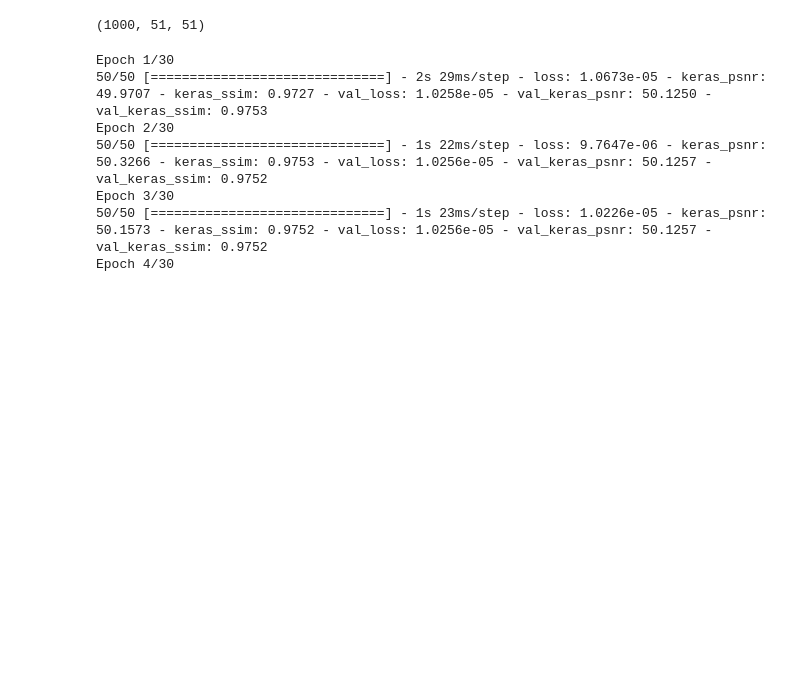
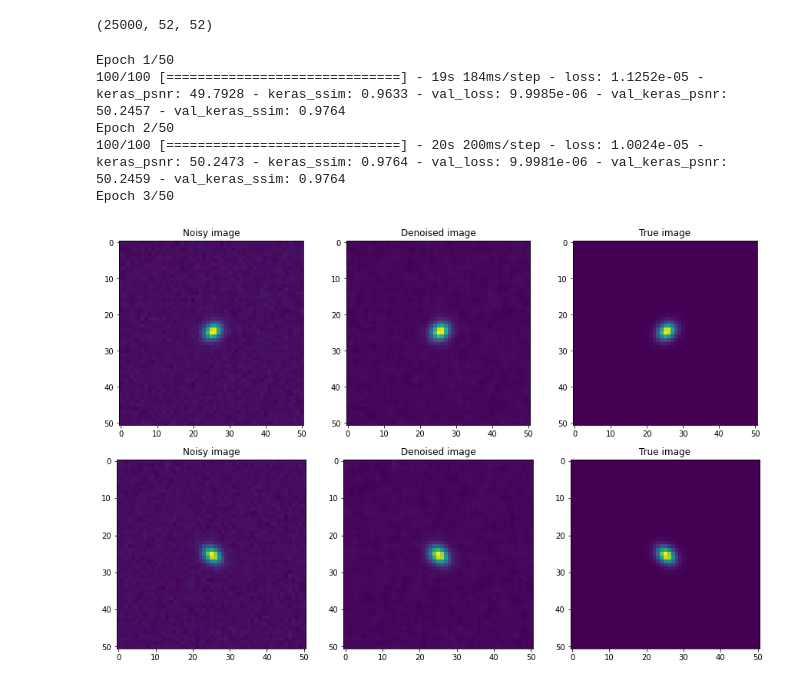
Before and after one commit to aziz-ayed/denoising, a Jupyter notebook: unets_test.ipynb, the cells around one changed output. Saved outputs shown, nothing was run; the diff lists cells and outputs as text; code cells hidden in the pictures; blank space fills up the shorter version.

Commit message:
Corrected errors on the training parameters

```diff
--- a/unets_test.ipynb
+++ b/unets_test.ipynb
@@ -9,25 +12,29 @@ from sklearn.model_selection import train_test_split
 
 from unets import unet
 # %%
-dataset = np.load('dataset.npy',allow_pickle='TRUE').item()
+# dataset = np.load('datasets/dataset.npy',allow_pickle='TRUE').item()
+dataset = np.load('datasets/dataset_25.npy',allow_pickle='TRUE').item()
 # %%
 dataset['VIGNET_NOISELESS'].shape
 # %% [output]
-(1000, 51, 51)
+(25000, 52, 52)
 # %%
 im_train, im_val, target_train, target_val = train_test_split(dataset['VIGNETS_WITH_NOISE'], dataset['VIGNET_NOISELESS'],
-                                                              test_size=0.1, random_state=7)
+                                                              test_size=0.2, random_state=10)
 
-im_train = tf.reshape(tf.convert_to_tensor(im_train), [900, 51, 51, 1])/255
-target_train = tf.reshape(tf.convert_to_tensor(target_train), [900, 51, 51, 1])
-im_val = tf.reshape(tf.convert_to_tensor(im_val), [100, 51, 51, 1])/255
-target_val = tf.reshape(tf.convert_to_tensor(target_val), [100, 51, 51, 1])
+im_train, target_train = shuffle(im_train, target_train)
+im_val, target_val = shuffle(im_val, target_val)
+
+im_train = (tf.reshape(tf.convert_to_tensor(im_train), [20000, 51, 51, 1])-np.mean(im_train))/255
+target_train = tf.reshape(tf.convert_to_tensor(target_train), [20000, 51, 51, 1])
+im_val = (tf.reshape(tf.convert_to_tensor(im_val), [5000, 51, 51, 1])-np.mean(im_val))/255
+target_val = tf.reshape(tf.convert_to_tensor(target_val), [5000, 51, 51, 1])
 # %%
 n_channels=1
 model=unet(input_size=(51,51,n_channels), lr=1e-3, bn=True, layers_n_channels=1)
 # %%
 history = model.fit(im_train, target_train, validation_data=(im_val, target_val), batch_size=4,
-           epochs=30, steps_per_epoch=50)
+           epochs=50, steps_per_epoch=100)
 
 plt.plot(history.history['loss'], label='Loss (training data)')
 plt.plot(history.history['val_loss'], label='Loss (validation data)')
@@ -37,10 +44,8 @@ plt.xlabel('No. epoch')
 plt.legend(loc="upper left")
 plt.show()
 # %% [output]
-Epoch 1/30
-50/50 [==============================] - 2s 29ms/step - loss: 1.0673e-05 - keras_psnr: 49.9707 - keras_ssim: 0.9727 - val_loss: 1.0258e-05 - val_keras_psnr: 50.1250 - val_keras_ssim: 0.9753
-Epoch 2/30
-50/50 [==============================] - 1s 22ms/step - loss: 9.7647e-06 - keras_psnr: 50.3266 - keras_ssim: 0.9753 - val_loss: 1.0256e-05 - val_keras_psnr: 50.1257 - val_keras_ssim: 0.9752
-Epoch 3/30
-50/50 [==============================] - 1s 23ms/step - loss: 1.0226e-05 - keras_psnr: 50.1573 - keras_ssim: 0.9752 - val_loss: 1.0256e-05 - val_keras_psnr: 50.1257 - val_keras_ssim: 0.9752
-Epoch 4/30
+Epoch 1/50
+100/100 [==============================] - 19s 184ms/step - loss: 1.1252e-05 - keras_psnr: 49.7928 - keras_ssim: 0.9633 - val_loss: 9.9985e-06 - val_keras_psnr: 50.2457 - val_keras_ssim: 0.9764
+Epoch 2/50
+100/100 [==============================] - 20s 200ms/step - loss: 1.0024e-05 - keras_psnr: 50.2473 - keras_ssim: 0.9764 - val_loss: 9.9981e-06 - val_keras_psnr: 50.2459 - val_keras_ssim: 0.9764
+Epoch 3/50
@@ -74,0 +52,30 @@ ax6.title.set_text('True image')
+# %%
+one_star_noiseless = model.predict(im_val)[1400,:,:]
+one_star_noise = im_val[1400,:,:]
+one_star_truth = target_val[1400,:,:]
+second_star_noiseless = model.predict(im_val)[0,:,:]
+second_star_noise = im_val[0,:,:]
+second_star_truth = target_val[0,:,:]
+
+
+fig = plt.figure(num=0, figsize=(15,15))
+ax1 = fig.add_subplot(1,3,1)
+ax1.title.set_text('Noisy image')
+im1 = ax1.imshow(one_star_noise, interpolation='None')
+ax2 = fig.add_subplot(1,3,2)
+im2 = ax2.imshow(one_star_noiseless, interpolation='None')
+ax2.title.set_text('Denoised image')
+ax3 = fig.add_subplot(1,3,3)
+im3 = ax3.imshow(one_star_truth, interpolation='None')
+ax3.title.set_text('True image')
+ax4 = fig.add_subplot(3,3,1)
+ax4.title.set_text('Noisy image')
+im4 = ax4.imshow(second_star_noise, interpolation='None')
+ax5 = fig.add_subplot(3,3,2)
+im5 = ax5.imshow(second_star_noiseless, interpolation='None')
+ax5.title.set_text('Denoised image')
+ax6 = fig.add_subplot(3,3,3)
+im6 = ax6.imshow(second_star_truth, interpolation='None')
+ax6.title.set_text('True image')
+# %% [output]
+[figure, added]
```
Also changed, not shown: parts of 2 cells of this notebook, 12 other files.
